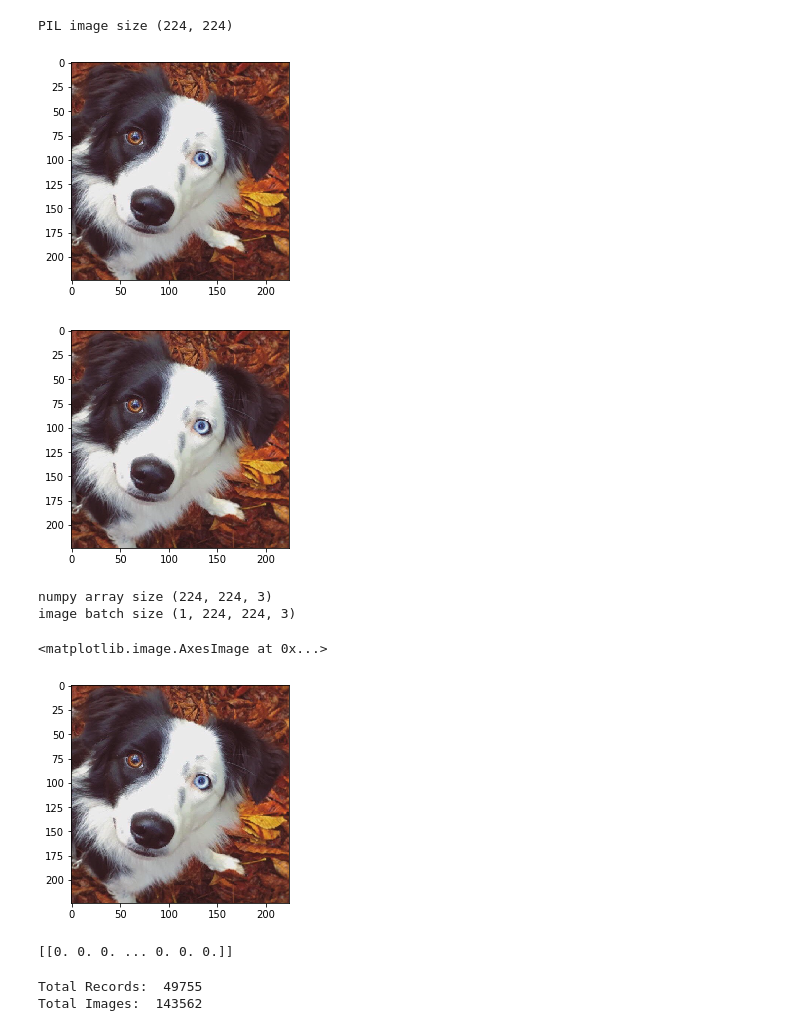
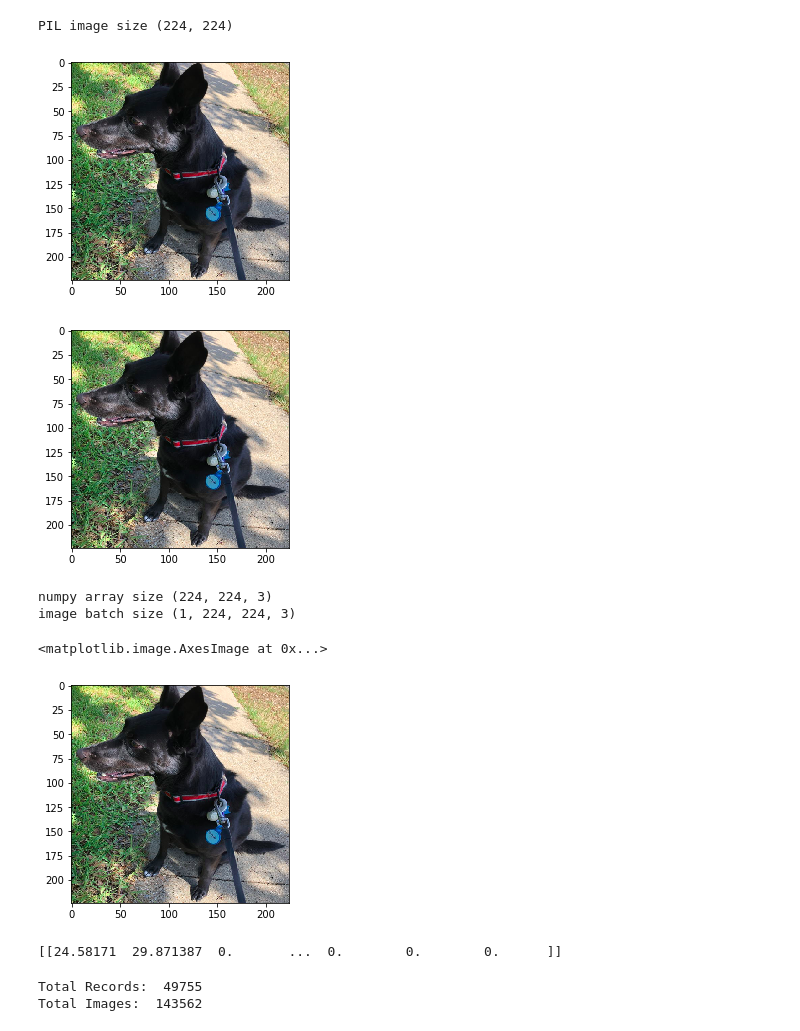
Before and after one commit to drunkONdata/fetch_dog_adoption, a Jupyter notebook: fetch_demo.ipynb, the cells around one changed output. Drawn from its saved outputs; the diff is of its cells as text; code cells hidden in the pictures.

Commit message:
Cleaned code for numpy broadcasting and implementation for AWS EC2.

```diff
--- a/fetch_demo.ipynb
+++ b/fetch_demo.ipynb
@@ -34,59 +79,49 @@ model.outputs = [model.layers[-1].output]
 # %%
 #filename_a = 'data/aww.png'
-filename_a = 'data/test1.png'
+#filename_a = 'data/test1.png'
 #filename_a = 'data/test2.png'
 #filename_a = 'data/test3.png'
 #filename_a = 'data/mossy1.png'
 #filename_a = 'data/Nibu.png'
-#filename_a = 'data/dyno.png'
+filename_a = 'data/dyno.png'
 #filename_a = 'data/cool.png'
 
-# Load image in PIL format
+# Load image
 original_a = load_img(filename_a, target_size=(224, 224))
 print('PIL image size', original_a.size)
 plt.imshow(original_a)
 plt.show()
 
-# Convert PIL image to NumPy array
+# Convert image to numpy array
 # IN PIL - image is in (width, height, channel)
 # In Numpy - image is in (height, width, channel)
 numpy_image_a = img_to_array(original_a)
 plt.imshow(np.uint8(numpy_image_a))
 plt.show()
 print('numpy array size',numpy_image_a.shape)
 
-# Convert the image / images into batch format
+# Convert the image into batch format
 # expand_dims will add an extra dimension to the data at a particular axis
 # We want the input matrix to the network to be of the form (batchsize, height, width, channels)
 # Thus we add the extra dimension to the axis 0.
 image_batch_a = np.expand_dims(numpy_image_a, axis=0)
 print('image batch size', image_batch_a.shape)
 plt.imshow(np.uint8(image_batch_a[0]))
 # %% [output]
 PIL image size (224, 224)
-[figure, old version]
+[figure, new version]
-[figure, old version]
+[figure, new version]
 numpy array size (224, 224, 3)
 image batch size (1, 224, 224, 3)
 <matplotlib.image.AxesImage at 0x...>
-[figure, old version]
+[figure, new version]
 # %%
 # prepare the image for the VGG model
-#processed_image = vgg16.preprocess_input(image_batch.copy())
 processed_image_a = vgg16.preprocess_input(image_batch_a.copy())
-#processed_image = inception_v3.preprocess_input(image_batch.copy())
 
 # get the predicted probabilities for each class
-#predictions = model.predict(processed_image)
 predictions_a = model.predict(processed_image_a)
-# print predictions
 
-#print(predictions)
 print(predictions_a)
-
-# convert the probabilities to class labels
-# We will get top 5 predictions which is the default
-#label = decode_predictions(predictions)
-#print(label)
 # %% [output]
-[[0. 0. 0. ... 0. 0. 0.]]
+[[24.58171  29.871387  0.       ...  0.        0.        0.      ]]
```
Also changed, not shown: parts of 29 cells of this notebook, 9 other files.
